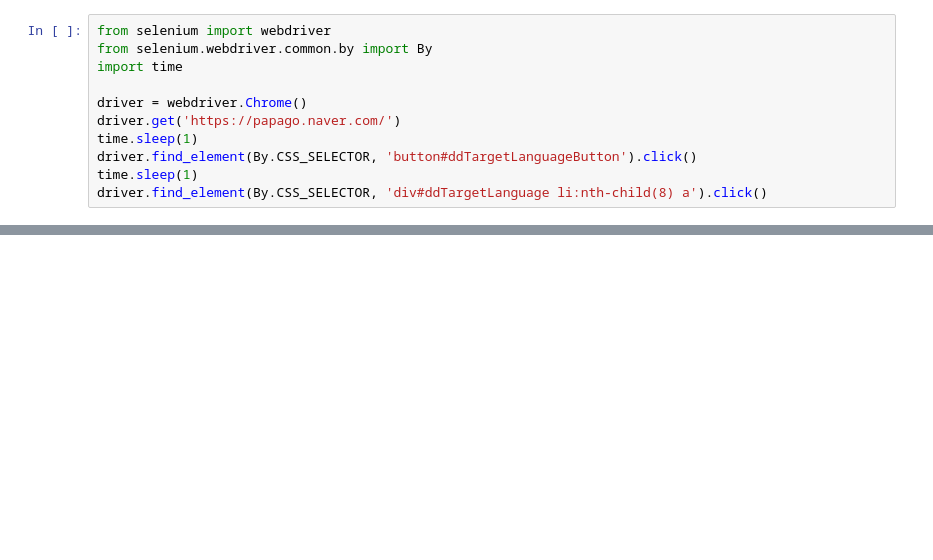
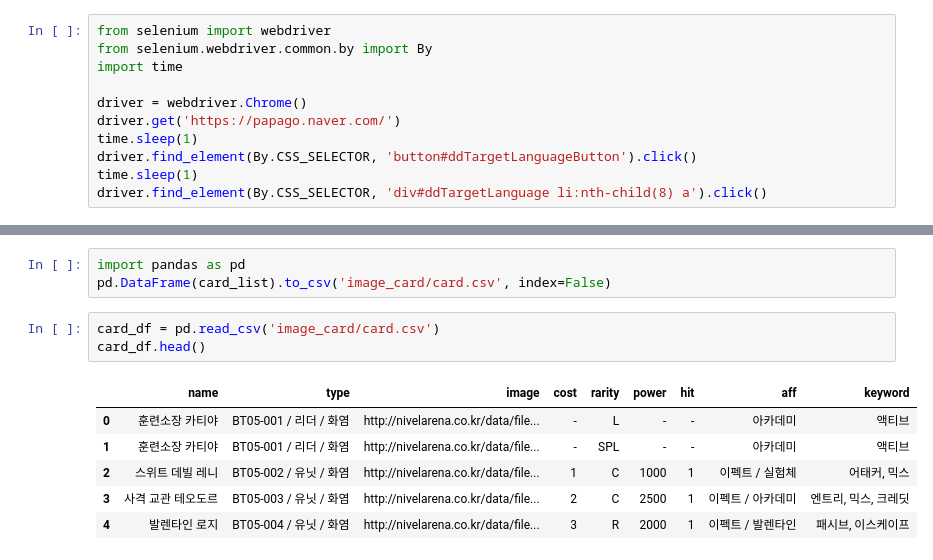
Before and after one commit to seungdobaek/ai_x, a Jupyter notebook: source/01_python/ch14_웹데이터수집2_동적.ipynb, the cells around one changed output, grey strips where cells are left out. Cells and saved outputs as stored; diff of their text form; blank space fills up the shorter version.

```diff
--- a/source/01_python/ch14_웹데이터수집2_동적.ipynb
+++ b/source/01_python/ch14_웹데이터수집2_동적.ipynb
@@ -404,0 +414,13 @@ img_lists = soup.select('div.img_area img')
+# %%
+import pandas as pd
+pd.DataFrame(card_list).to_csv('image_card/card.csv', index=False)
+# %%
+card_df = pd.read_csv('image_card/card.csv')
+card_df.head()
+# %% [output]
+|  | name | type | image | cost | rarity | power | hit | aff | keyword |
+| 0 | 훈련소장 카티야 | BT05-001 / 리더 / 화염 | http://nivelarena.co.kr/data/file... | - | L | - | - | 아카데미 | 액티브 |
+| 1 | 훈련소장 카티야 | BT05-001 / 리더 / 화염 | http://nivelarena.co.kr/data/file... | - | SPL | - | - | 아카데미 | 액티브 |
+| 2 | 스위트 데빌 레니 | BT05-002 / 유닛 / 화염 | http://nivelarena.co.kr/data/file... | 1 | C | 1000 | 1 | 이펙트 / 실험체 | 어태커, 믹스 |
+| 3 | 사격 교관 테오도르 | BT05-003 / 유닛 / 화염 | http://nivelarena.co.kr/data/file... | 2 | C | 2500 | 1 | 이펙트 / 아카데미 | 엔트리, 믹스, 크레딧 |
+| 4 | 발렌타인 로지 | BT05-004 / 유닛 / 화염 | http://nivelarena.co.kr/data/file... | 3 | R | 2000 | 1 | 이펙트 / 발렌타인 | 패시브, 이스케이프 |
```
Also changed, not shown: parts of 8 cells of this notebook, 16 other files.
